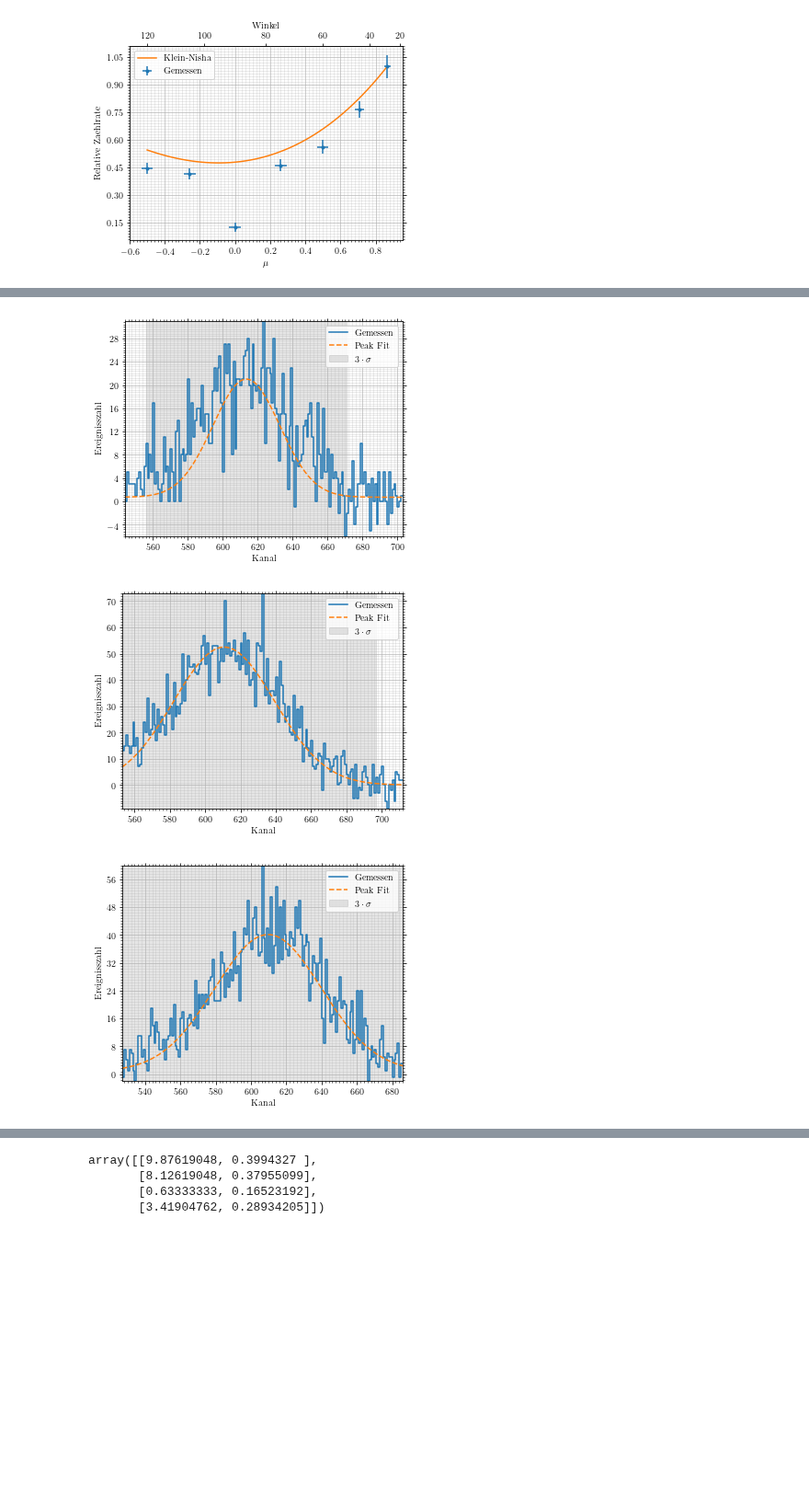
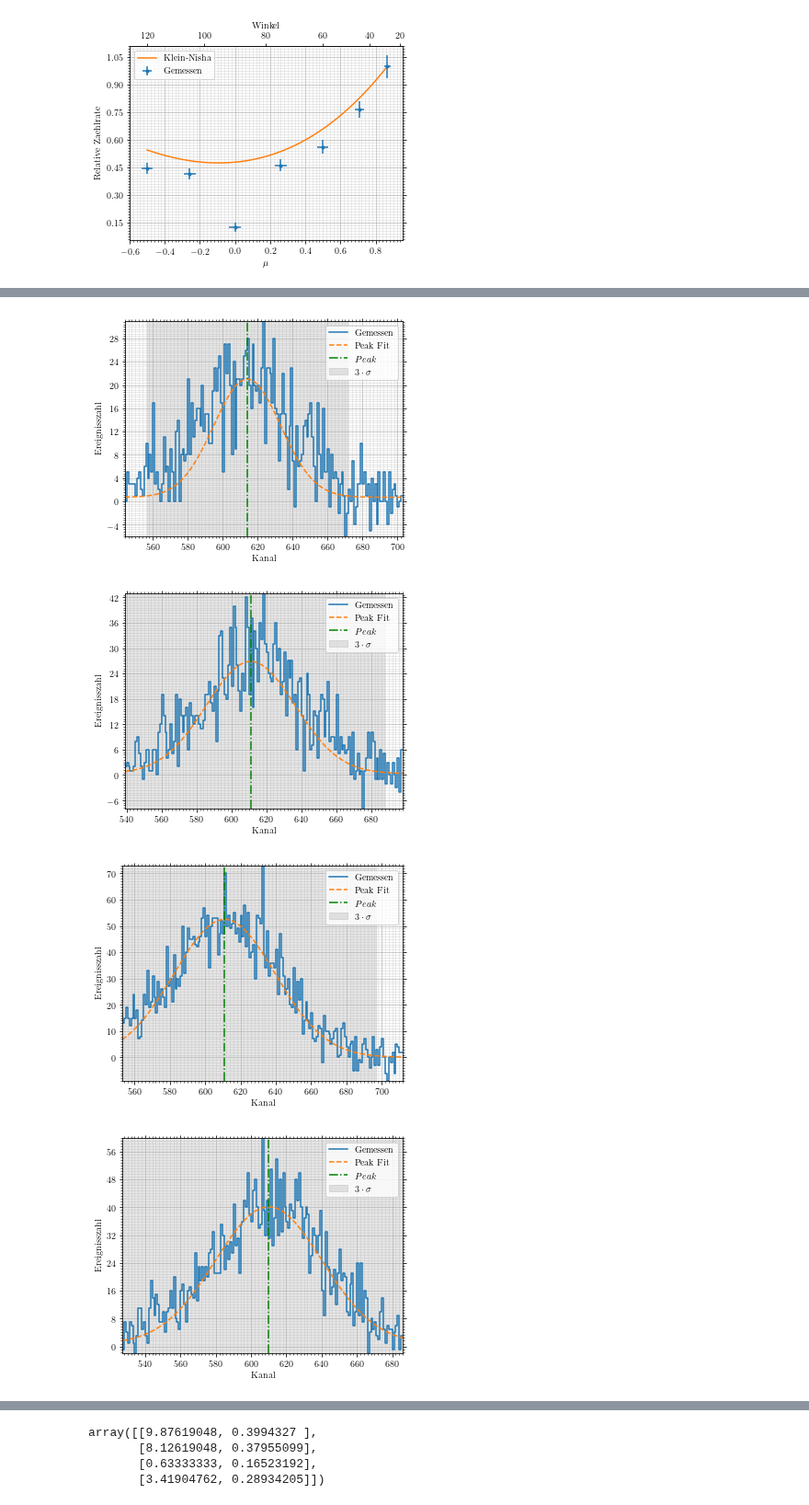
Before and after one commit to vale981/fpraktikum, a Jupyter notebook: CS/auswertung/Untitled.ipynb, the cells around one changed output, grey strips where cells are left out. Shown at 92% size. Saved outputs shown, nothing was run; the diff lists cells and outputs as text; code cells hidden in the pictures; blank space fills up the shorter version.

Commit message:
dickesding diskutiert

```diff
--- a/CS/auswertung/Untitled.ipynb
+++ b/CS/auswertung/Untitled.ipynb
@@ -272,9 +272,10 @@ save_fig(fig, 'rel_countrates', 'crossec')
 # %% [output]
 [figure]
 # %%
-thicks = np.sort(np.array([10, 20, 2, 4]))
+thicks = np.sort(np.array([10, 20, 2, 4, 6]))
+exact_thicks = np.sort(np.array([10.2, 20.4, 2.3, 4.4, 6.6]))
 thick_0 = angle_specs[1][2]
 thick_specs = np.array([load_spectrum(f'../messung/thick/5_{i}mm.SPC.dat', absolute=True) for i in thicks])
 # %%
-thick_peaks = np.array([np.array(find_peak(thick_specs[i], thick_0, [450, 700], 80, save=(thicks[i], 'dicke'))) for i in range(len(thicks))])
+thick_peaks = np.array([np.array(find_peak(thick_specs[i], thick_0, [450, 700], 80, save=(str(thicks[i]), 'dicke'))) for i in range(len(thicks))])
 # %% [output]
@@ -282,6 +283,7 @@ thick_peaks = np.array([np.array(find_peak(thick_specs[i], thick_0, [450, 700],
-[figure, old version]
+[figure, new version]
-[figure, old version]
+[figure, new version]
-[figure, old version]
+[figure, new version]
+[figure, added]
 # %%
 thick_rates = np.array([find_rates(thick_specs[i], thick_0, 7*60, thick_peaks[i][0],
                              thick_peaks[i][2]) for i in range(len(thicks))])
```
Also changed, not shown: parts of 3 cells of this notebook, 19 other files.
